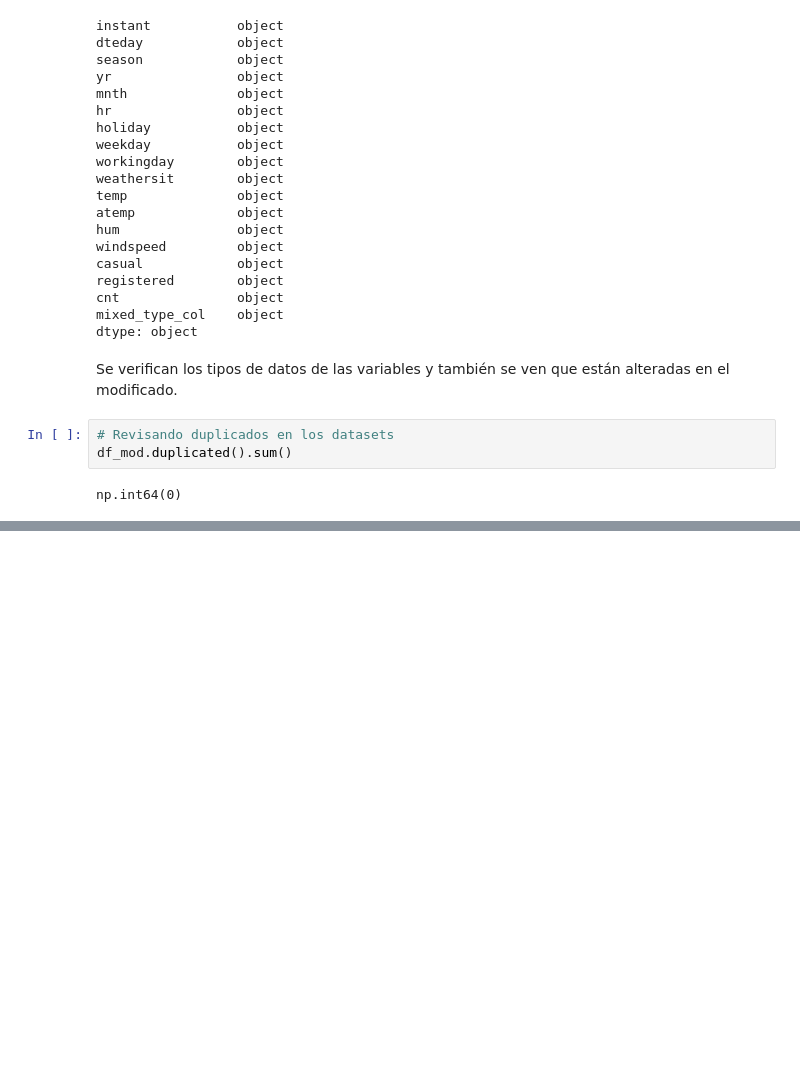
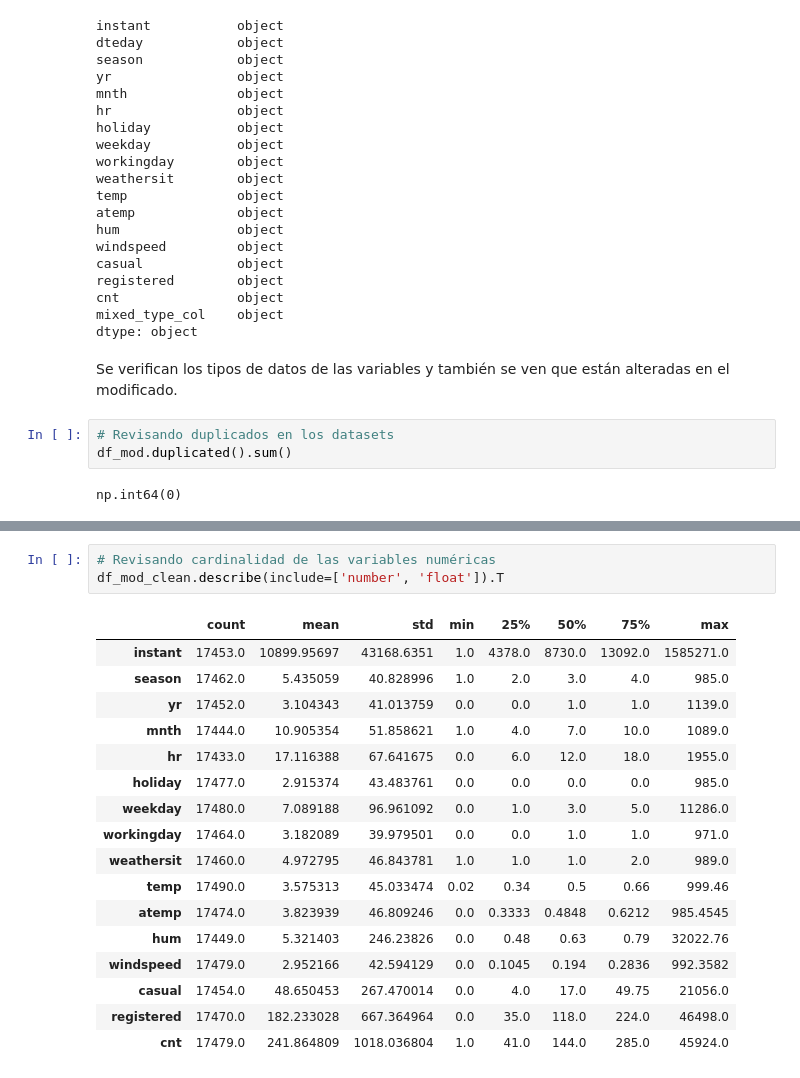
Before and after one commit to alcalderagl/bike_sharing_mlops, a Jupyter notebook: notebooks/00_eda.ipynb, the cells around one changed output, grey strips where cells are left out. Cells and saved outputs as stored; diff of their text form; blank space fills up the shorter version.

```diff
--- a/notebooks/00_eda.ipynb
+++ b/notebooks/00_eda.ipynb
@@ -293,0 +355,21 @@ np.int64(0)
+# %%
+# Revisando cardinalidad de las variables numéricas
+df_mod_clean.describe(include=['number', 'float']).T
+# %% [output]
+|  | count | mean | std | min | 25% | 50% | 75% | max |
+| instant | 17453.0 | 10899.95697 | 43168.6351 | 1.0 | 4378.0 | 8730.0 | 13092.0 | 1585271.0 |
+| season | 17462.0 | 5.435059 | 40.828996 | 1.0 | 2.0 | 3.0 | 4.0 | 985.0 |
+| yr | 17452.0 | 3.104343 | 41.013759 | 0.0 | 0.0 | 1.0 | 1.0 | 1139.0 |
+| mnth | 17444.0 | 10.905354 | 51.858621 | 1.0 | 4.0 | 7.0 | 10.0 | 1089.0 |
+| hr | 17433.0 | 17.116388 | 67.641675 | 0.0 | 6.0 | 12.0 | 18.0 | 1955.0 |
+| holiday | 17477.0 | 2.915374 | 43.483761 | 0.0 | 0.0 | 0.0 | 0.0 | 985.0 |
+| weekday | 17480.0 | 7.089188 | 96.961092 | 0.0 | 1.0 | 3.0 | 5.0 | 11286.0 |
+| workingday | 17464.0 | 3.182089 | 39.979501 | 0.0 | 0.0 | 1.0 | 1.0 | 971.0 |
+| weathersit | 17460.0 | 4.972795 | 46.843781 | 1.0 | 1.0 | 1.0 | 2.0 | 989.0 |
+| temp | 17490.0 | 3.575313 | 45.033474 | 0.02 | 0.34 | 0.5 | 0.66 | 999.46 |
+| atemp | 17474.0 | 3.823939 | 46.809246 | 0.0 | 0.3333 | 0.4848 | 0.6212 | 985.4545 |
+| hum | 17449.0 | 5.321403 | 246.23826 | 0.0 | 0.48 | 0.63 | 0.79 | 32022.76 |
+| windspeed | 17479.0 | 2.952166 | 42.594129 | 0.0 | 0.1045 | 0.194 | 0.2836 | 992.3582 |
+| casual | 17454.0 | 48.650453 | 267.470014 | 0.0 | 4.0 | 17.0 | 49.75 | 21056.0 |
+| registered | 17470.0 | 182.233028 | 667.364964 | 0.0 | 35.0 | 118.0 | 224.0 | 46498.0 |
+| cnt | 17479.0 | 241.864809 | 1018.036804 | 1.0 | 41.0 | 144.0 | 285.0 | 45924.0 |
```
Also changed, not shown: parts of 13 cells of this notebook.
